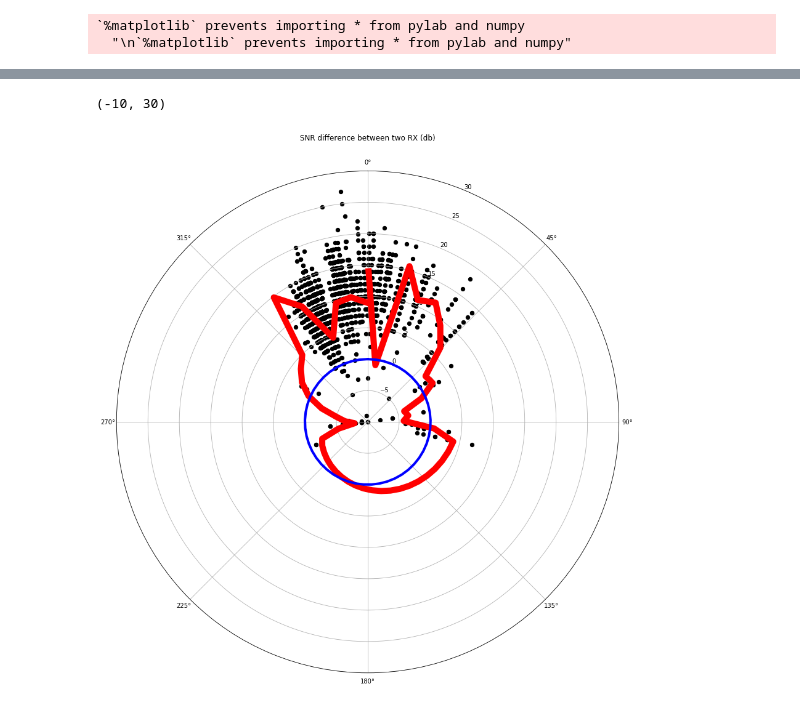
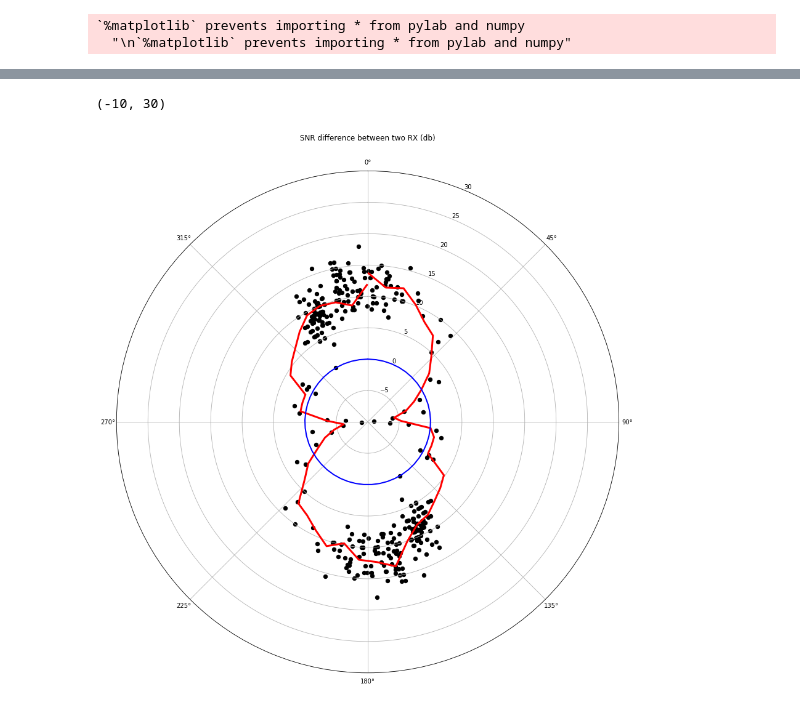
Before and after one commit to iu3qez/APET, a Jupyter notebook: WSPR_Antenna_Pattern.ipynb, the cells around one changed output, grey strips where cells are left out. Drawn from its saved outputs; the diff is of its cells as text; code cells hidden in the pictures.

```diff
--- a/WSPR_Antenna_Pattern.ipynb
+++ b/WSPR_Antenna_Pattern.ipynb
@@ -65,12 +65,10 @@ print ("Today Sunset: %s" % today_ss)
 print ("*"*50)
 
 timestamp_start = get_unixtime("2019-04-12 08:00") # Filter spots earlier than this (UTC!)
-timestamp_stop = get_unixtime("2019-04-12 13:20") # Filter any spot later than this
+timestamp_stop = get_unixtime("2019-04-12 14:20") # Filter any spot later than this
 
-use_symmetry = False # use this flag to enrich data from one angle also for angle+180 STILL BUGGY DO NOT USE! Leave it to False
-
-antenna_rotation_time = get_unixtime("2019-04-10 15:40") # ignore this, experimental feature
-angle_offset = -90.
+#antenna_rotation_time = get_unixtime("2019-04-10 15:40") # ignore this, experimental feature
+#angle_offset = -90.
 
 # download and parse data from WSPR db
 contents = []
@@ -178,28 +186,34 @@ Text(0.5, 1.05, 'Polar Plot of the Delta SNR in dB')
 # Higher order interpolations easily explode, should find a better way, maybe by pruning
 # the snr array
 
-use_symmetry = False
+use_symmetry = True
 az_rad_list = []
-for i,v in enumerate(az_complete_list):
-    az_rad_list.append( v + 0.0001*(2*rand()-1.) )
+deltasnr_list = []
+for i,v in enumerate(deltasnr_median_list):
+    az_rad_list.append( v[0] + 0.0001*(2*rand()-1.) )
+    deltasnr_list.append(v[1])
     if use_symmetry:
-        az_rad_list.append((v+pi) %(2*pi))
-        deltasnr_complete_list.append(deltasnr_complete_list[i])
+        az_rad_list.append((v[0]+pi) %(2*pi))
+        deltasnr_list.append(v[1])
 
-angles, gains = zip(*sorted(zip(az_rad_list, deltasnr_complete_list)))
+angles, gains = zip(*sorted(zip(az_rad_list, deltasnr_list)))
 
 x = np.array(angles)
 y = np.array(gains)
+y_rm = running_mean(y,3) # try to smoothen the points before interpolating
 
 x0 = np.linspace(np.min(x),np.max(x))
 y0 = np.zeros(x0.shape)
 
-f = interpolate.interp1d(x, y, kind="linear")
+f = interpolate.interp1d(x, y_rm, kind="linear")
 figure(figsize=(20,10))
-plot(x, y, 'bo', label = 'Original')
-plot(x0, y0, 'k', label = 'Zero')
-plot(x0, f(x0), 'r', label = 'Interpolated')
+plot(x, y, 'bo', label = 'Original Median Delta SNR')
+plot(x0, y0, 'k', label = 'Zero gain circle')
+plot(x0, f(x0), 'b', label = 'Interpolated Delta SNR values')
 grid()
+xlabel("Angle (radians)")
+ylabel("Delta SNR (dB)")
 #xlim(0,6.28)
 #ylim(-30,30)
+legend()
 # %% [output]
@@ -207,28 +222,28 @@ grid()
 # %%
 # Now let's finally plot the polar graph with the real SNR deltas and their interpolation
 # Moreover, we plot the angular distance distribution of the spots
 
 fig = plt.figure(figsize=(15,15))
 ax = fig.add_subplot(111, projection='polar')
-c = ax.plot(x0, f(x0), c='r', linewidth=10)
-c0 = ax.plot(x0, y0, c='b', linewidth=4)
+c = ax.plot(x0, f(x0), c='r', linewidth=3)
+c0 = ax.plot(x0, y0, c='b', linewidth=2)
 c2 = ax.scatter(x, y, c='k', s=40)
 
 ax.set_title("SNR difference between two RX (db)", va='bottom')
 
 ax.set_theta_zero_location('N', offset=0)
 ax.set_theta_direction(-1)
 ax.set_rlim(-10,30)
 
 #fig = plt.figure(figsize=(15,15))
 #ax = fig.add_subplot(111, projection='polar')
 #ax.set_title("Distance distribution of the received stations (km)", va='bottom')
 
 
 #c2 = ax.scatter(x, dist_list, c='k', s=80)
 
 #ax.set_theta_zero_location('N', offset=0)
 #ax.set_theta_direction(-1)
 # %% [output]
 (-10, 30)
-[figure, old version]
+[figure, new version]
```
Also changed, not shown: parts of 5 cells of this notebook, 1 other file.
